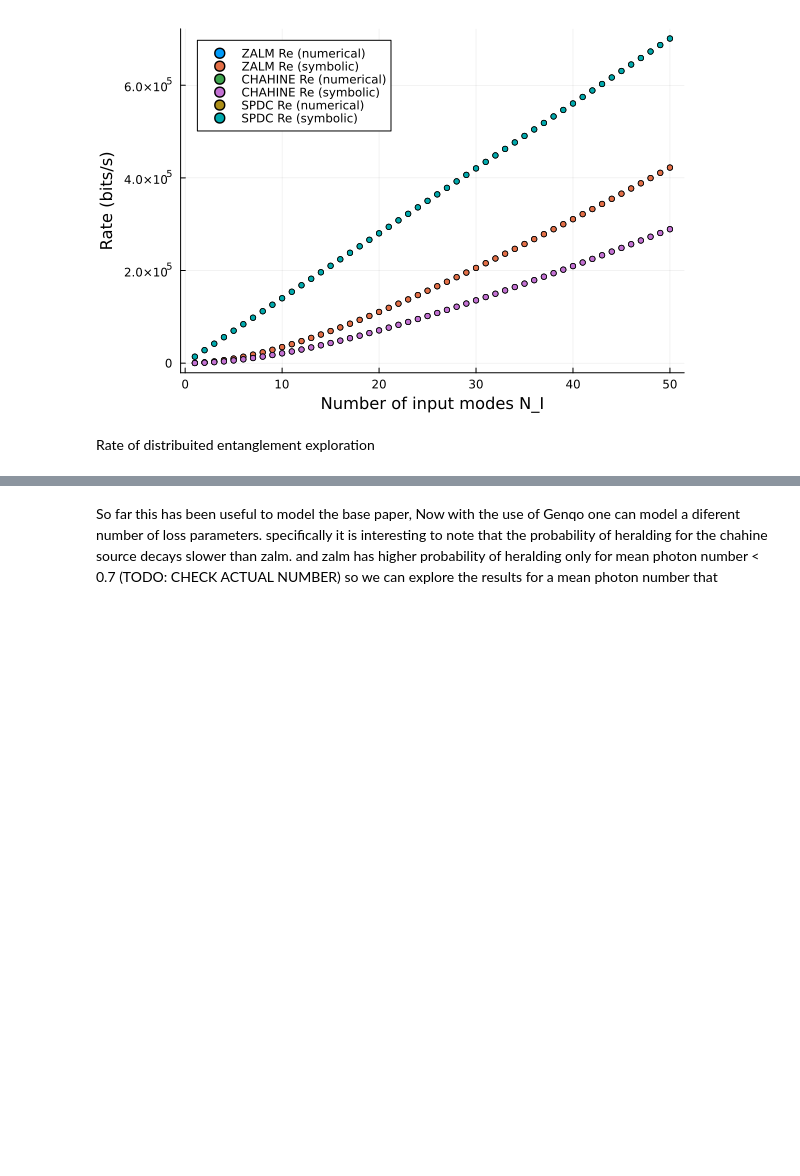
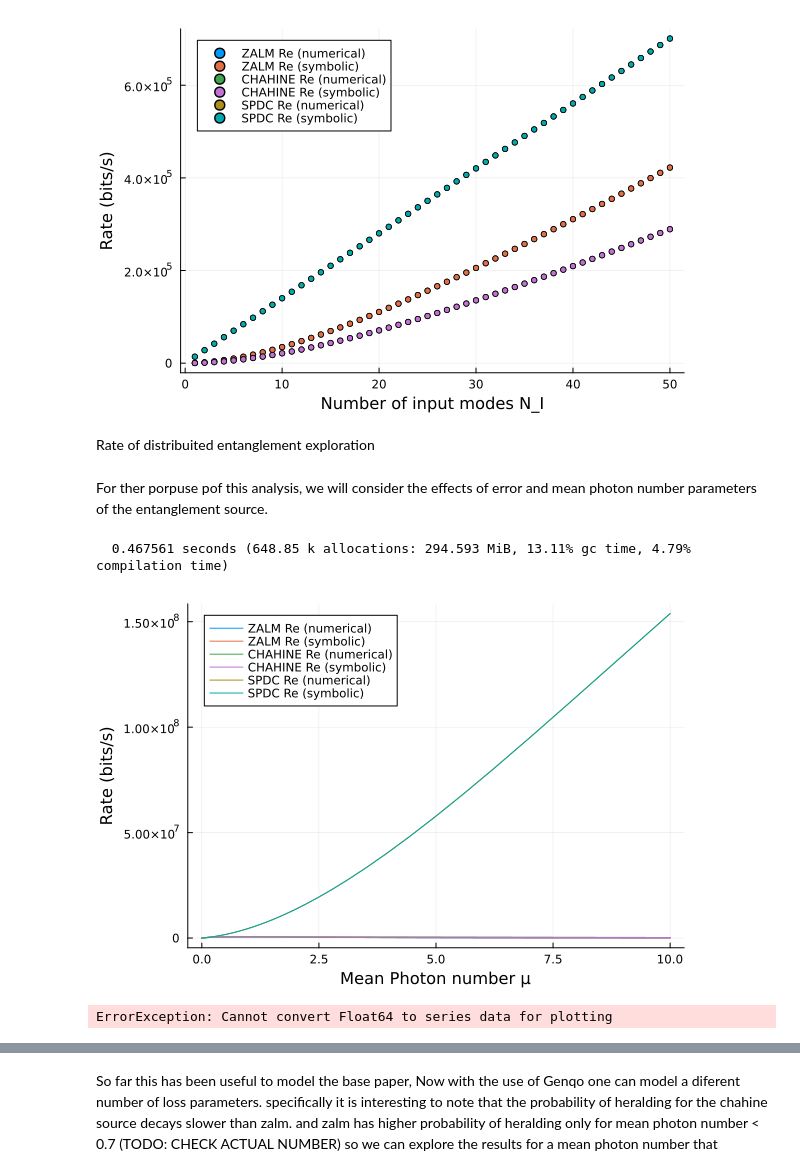
Before and after one commit to QuantumSavory/Genqo.jl, a Jupyter notebook: docs/tutorial/entanglement_source_comparison.ipynb, the cells around one changed output, grey strips where cells are left out. Cells and saved outputs as stored; diff of their text form; code cells hidden in the pictures; blank space fills up the shorter version.

Commit message:
Entanglement dist. sources analysis

```diff
--- a/docs/tutorial/entanglement_source_comparison.ipynb
+++ b/docs/tutorial/entanglement_source_comparison.ipynb
@@ -667,6 +713,73 @@ end
 [figure]
 # %% [markdown]
 Rate of distribuited entanglement exploration
+# %% [markdown]
+For ther porpuse pof this analysis, we will consider the effects of error and mean photon number parameters of the entanglement source.
+# %%
+function plot_rate_dist_entanglement_vs_μ()
+    zalm_engine = HybridProjectionEngine(8)
+    chahine_engine = HybridProjectionEngine(6)
+    spdc_engine = HybridProjectionEngine(4)
+    μ = logrange(1e-4, 10, 100)
+    ηR = 0.01
+    ηT = 0.9
+    Rp = 10e9
+    N_I = 10
+    N_M = 1
+
+    zalm_rates_numerical = zalm_rate_dist_entanglement_numerical.(μ, ηR, ηT, Rp, N_I, N_M; engine=zalm_engine)
+    zalm_rates_symbolic = zalm_rate_dist_entanglement_symbolic.(μ, ηR, ηT, Rp, N_I, N_M)
+
+    chahine_rates_numerical = chahine_rate_dist_entanglement_numerical.(μ, ηR, ηT, Rp, N_I, N_M; engine=chahine_engine)
+    chahine_rates_symbolic = chahine_rate_dist_entanglement_symbolic.(μ, ηR, ηT, Rp, N_I, N_M)
+
+    spdc_rates_numerical = spdc_rate_dist_entanglement_numerical.(μ, ηR, Rp, N_M; engine=spdc_engine)
+    spdc_rates_symbolic = spdc_rate_dist_entanglement_symbolic.(μ, ηR, Rp, N_M)
+
+    Plots.plot(μ, zalm_rates_numerical, label="ZALM Re (numerical)", xlabel="Mean Photon number μ", ylabel="Rate (bits/s)", legend=:topleft,color=1, markersize=2)
+    Plots.plot!(μ, zalm_rates_symbolic, label="ZALM Re (symbolic)", xlabel="Mean Photon number μ", ylabel="Rate (bits/s)",color=2, markersize=2)
+    Plots.plot!(μ, chahine_rates_numerical, label="CHAHINE Re (numerical)", xlabel="Mean Photon number μ", ylabel="Rate (bits/s)", color=3, markersize=2)
+    Plots.plot!(μ, chahine_rates_symbolic, label="CHAHINE Re (symbolic)", xlabel="Mean Photon number μ", ylabel="Rate (bits/s)", color=4, markersize=2)
+    Plots.plot!(μ, spdc_rates_numerical, label="SPDC Re (numerical)", xlabel="Mean Photon number μ", ylabel="Rate (bits/s)", color=5, markersize=2)
+    Plots.plot!(μ, spdc_rates_symbolic, label="SPDC Re (symbolic)", xlabel="Mean Photon number μ", ylabel="Rate (bits/s)", color=6, markersize=2)
+end
+@time plot_rate_dist_entanglement_vs_μ()
+# %% [output]
+  0.467561 seconds (648.85 k allocations: 294.593 MiB, 13.11% gc time, 4.79% compilation time)
+[figure, added]
+# %%
+function plot_rate_dist_entanglement_vs_ηₜ()
+    zalm_engine = HybridProjectionEngine(8)
+    chahine_engine = HybridProjectionEngine(6)
+    spdc_engine = HybridProjectionEngine(4)
+    μ_zalm = 0.0173
+    μ_chahine = 0.0263
+    μ_spdc = 0.00694
+    ηR = 0.01
+    ηT = logrange(0.7, 1, 100)
+    Rp = 10e9
+    N_I = 10
+    N_M = 1
+
+    zalm_rates_numerical = zalm_rate_dist_entanglement_numerical.(μ_zalm, ηR, ηT, Rp, N_I, N_M; engine=zalm_engine)
+    zalm_rates_symbolic = zalm_rate_dist_entanglement_symbolic.(μ_zalm, ηR, ηT, Rp, N_I, N_M)
+
+    chahine_rates_numerical = chahine_rate_dist_entanglement_numerical.(μ_chahine, ηR, ηT, Rp, N_I, N_M; engine=chahine_engine)
+    chahine_rates_symbolic = chahine_rate_dist_entanglement_symbolic.(μ_chahine, ηR, ηT, Rp, N_I, N_M)
+
+    spdc_rates_numerical = spdc_rate_dist_entanglement_numerical.(μ_spdc, ηR, Rp, N_M; engine=spdc_engine)
+    spdc_rates_symbolic = spdc_rate_dist_entanglement_symbolic.(μ_spdc, ηR, Rp, N_M)
+
+    Plots.plot(ηT, zalm_rates_numerical, label="ZALM Re (numerical)", xlabel="Mean Photon number μ", ylabel="Rate (bits/s)", legend=:topleft,color=1, markersize=2)
+    Plots.plot!(ηT, zalm_rates_symbolic, label="ZALM Re (symbolic)", xlabel="Mean Photon number μ", ylabel="Rate (bits/s)",color=2, markersize=2)
+    Plots.plot!(ηT, chahine_rates_numerical, label="CHAHINE Re (numerical)", xlabel="Mean Photon number μ", ylabel="Rate (bits/s)", color=3, markersize=2)
+    Plots.plot!(ηT, chahine_rates_symbolic, label="CHAHINE Re (symbolic)", xlabel="Mean Photon number μ", ylabel="Rate (bits/s)", color=4, markersize=2)
+    Plots.plot!(ηT, spdc_rates_numerical, label="SPDC Re (numerical)", xlabel="Mean Photon number μ", ylabel="Rate (bits/s)", color=5, markersize=2)
+    Plots.plot!(ηT, spdc_rates_symbolic, label="SPDC Re (symbolic)", xlabel="Mean Photon number μ", ylabel="Rate (bits/s)", color=6, markersize=2)
+end
+@time plot_rate_dist_entanglement_vs_ηₜ()
+# %% [output]
+ErrorException: Cannot convert Float64 to series data for plotting
 # %%
 function plot_rate_dist_entanglement_with_Nm()
     zalm_engine = HybridProjectionEngine(8)
```
Also changed, not shown: parts of 16 cells of this notebook, 2 other files.
